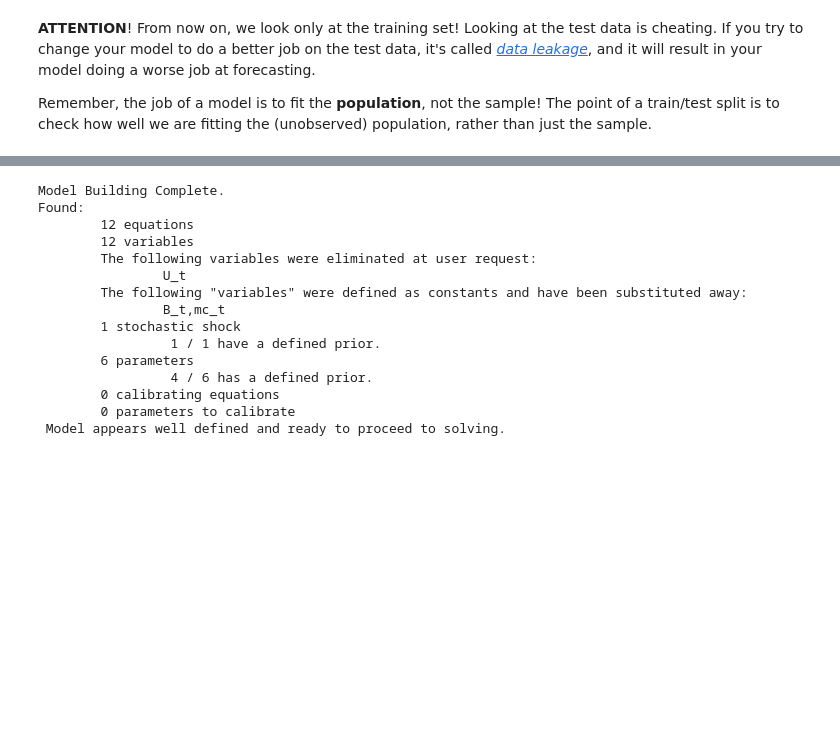
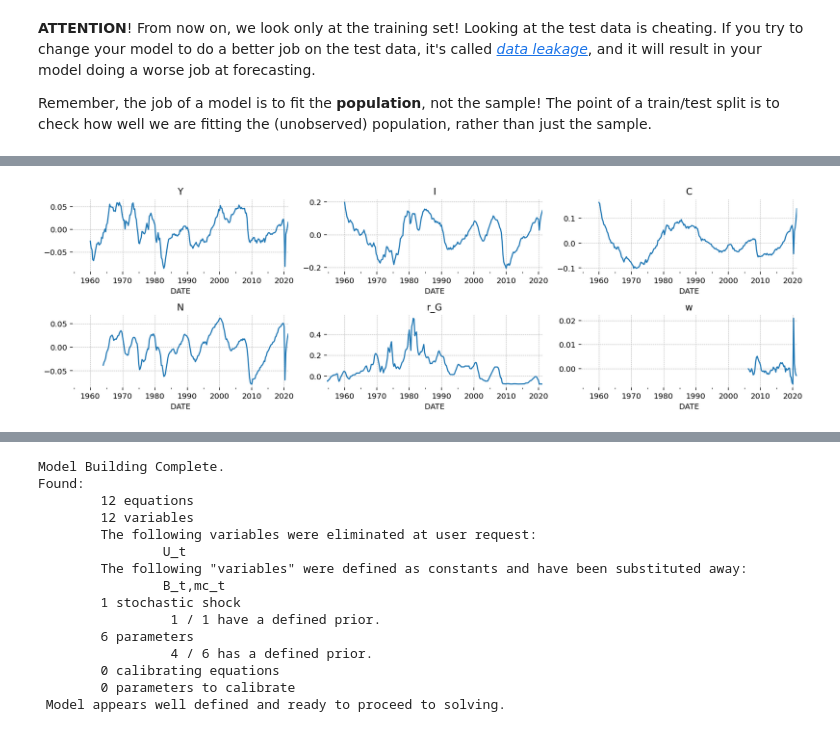
Before and after one commit to jessegrabowski/psme_macro_2023, a Jupyter notebook: Notebooks/TD 10. Project Walkthough.ipynb, the cells around one changed output, grey strips where cells are left out. Drawn from its saved outputs; the diff is of its cells as text; code cells hidden in the pictures; blank space fills up the shorter version.

```diff
--- a/Notebooks/TD 10. Project Walkthough.ipynb
+++ b/Notebooks/TD 10. Project Walkthough.ipynb
@@ -383,0 +424,27 @@ df['Y'].plot()
+# %%
+N = df.shape[0]
+constant = np.ones(N)
+time = np.linspace(0, 1, N)
+X = pd.DataFrame(np.c_[constant, time, time ** 2, time ** 3, pd.get_dummies(df.index.quarter, drop_first=True).values * 1.],
+                 index=df.index,
+                 columns=['constant', 'time', 'time^2', 'time^3', 'Q2', 'Q3', 'Q4'])
+
+X_train = X.iloc[:-n_test, :]
+X_test = X.iloc[-n_test:, :]
+# %%
+for variable in ['Y', 'I', 'C', 'N', 'w']:
+    mod = sm.OLS(log_df_train[variable], X_train, hasconst=True, missing='drop')
+    res = mod.fit()
+    detrended_data = res.resid
+    log_df_train[variable] = detrended_data
+
+    test_pred = res.predict(X_test)
+    test_resid = log_df_test[variable] - test_pred
+
+    log_df_test[variable] = test_resid
+
+    break
+
+# r_G_mu_train = log_df_test['r_G'].mean()
+# log_df_train['r_G'] = log_df_train['r_G'] - r_G_mu_train
+# log_df_test['r_G'] = log_df_test['r_G'] - r_G_mu_train
@@ -383,0 +478,4 @@ df['Y'].plot()
+# %%
+plot_df(log_df_train)
+# %% [output]
+[figure, added]
```
Also changed, not shown: parts of 10 cells of this notebook.
